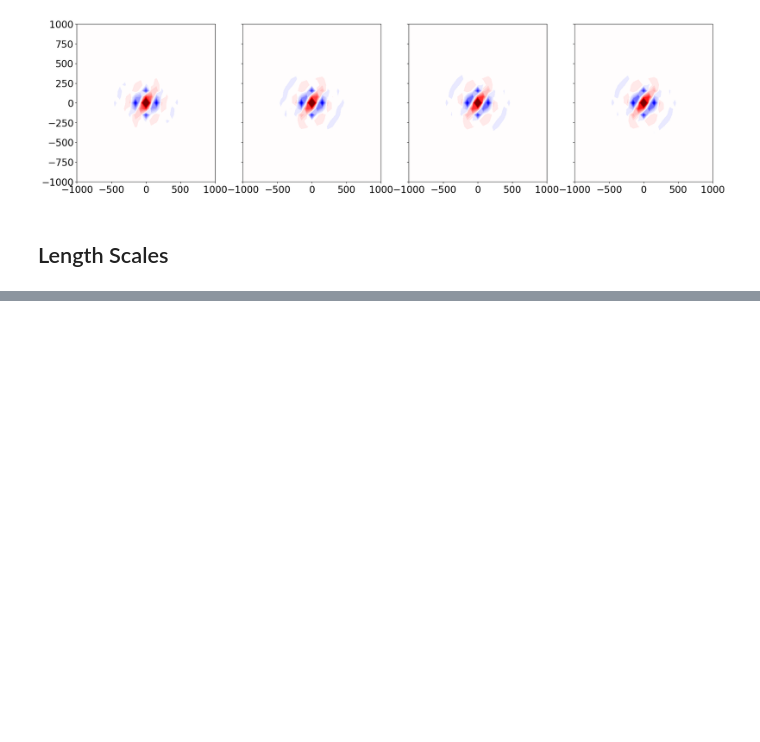
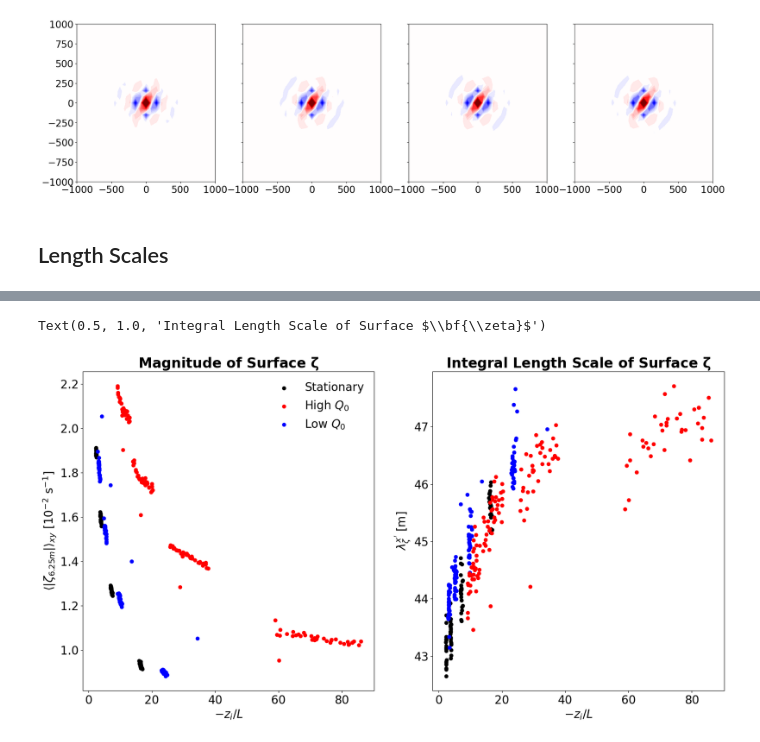
Before and after one commit to Salesky-ABL/ABL_Transition, a Jupyter notebook: plotting/plot_vorticity.ipynb, the cells around one changed output, grey strips where cells are left out. Cells and saved outputs as stored; diff of their text form; code cells hidden in the pictures; blank space fills up the shorter version.

```diff
--- a/plotting/plot_vorticity.ipynb
+++ b/plotting/plot_vorticity.ipynb
@@ -759,0 +797,40 @@ Attributes:
+# %%
+fig, ax = plt.subplots(figsize=(20,10), ncols=2)
+
+spacing = 6
+h_idx = 0
+
+# scatter plots
+for i in range(4):
+    # vorticity magnitude
+    ax[0].scatter(s_all[i].zi_L[:144:spacing],
+               vort_all[i].zeta3_abs_mean[:144:spacing,h_idx] * 10 ** 2,
+               c=colors2[0])
+    ax[0].scatter(s_all[i].zi_L[145:360:spacing],
+               vort_all[i].zeta3_abs_mean[145:360:spacing,h_idx] * 10 ** 2,
+               c=colors2[1])
+    ax[0].scatter(s_all[i].zi_L[361:577:spacing],
+               vort_all[i].zeta3_abs_mean[361:577:spacing,h_idx] * 10 ** 2,
+               c=colors2[2])
+    # vorticity integral length scale
+    ax[1].scatter(s_all[i].zi_L[:144:spacing],
+               vort_ls_all[i].ls_zeta3_rolls[:144:spacing,h_idx],
+               c=colors2[0])
+    ax[1].scatter(s_all[i].zi_L[145:360:spacing],
+               vort_ls_all[i].ls_zeta3_rolls[145:360:spacing,h_idx],
+               c=colors2[1])
+    ax[1].scatter(s_all[i].zi_L[361:577:spacing],
+               vort_ls_all[i].ls_zeta3_rolls[361:577:spacing,h_idx],
+               c=colors2[2])
+
+ax[0].legend(["Stationary", "High $Q_0$", "Low $Q_0$"], frameon=False)
+
+ax[0].set_xlabel("$-z_i / L$")
+ax[0].set_ylabel(f"$\\langle | \zeta_{{{s_all[0].z[h_idx].values} m}} | \\rangle_{{xy}}$ [10$^{{-2}}$ s$^{{-1}}$]")
+ax[0].set_title("Magnitude of Surface $\\bf{\zeta}$")
+ax[1].set_xlabel("$-z_i / L$")
+ax[1].set_ylabel("$\lambda_{\zeta}^{x'}$ [m]")
+ax[1].set_title("Integral Length Scale of Surface $\\bf{\zeta}$")
+# %% [output]
+Text(0.5, 1.0, 'Integral Length Scale of Surface $\\bf{\\zeta}$')
+[figure, added]
```
Also changed, not shown: parts of 7 cells of this notebook.
